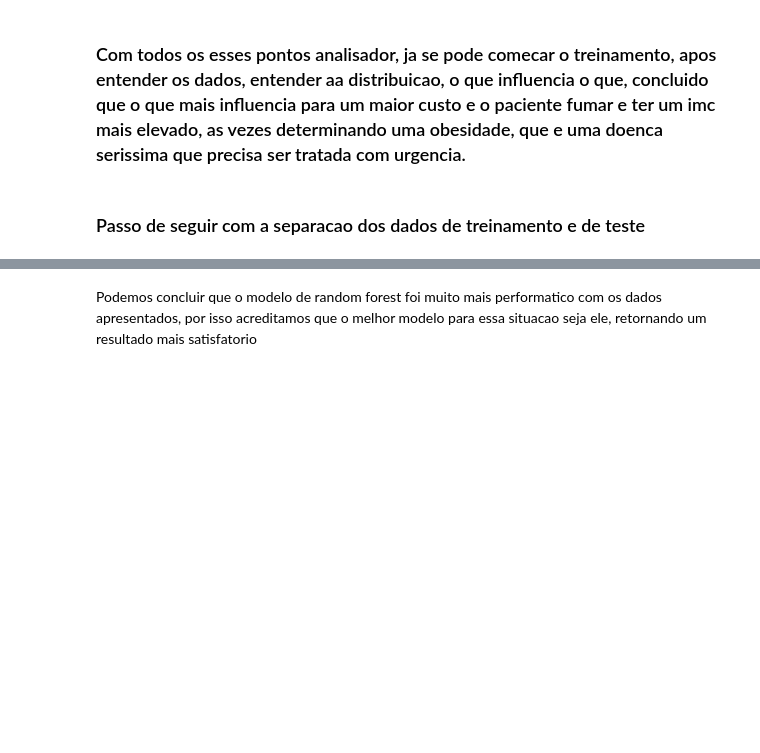
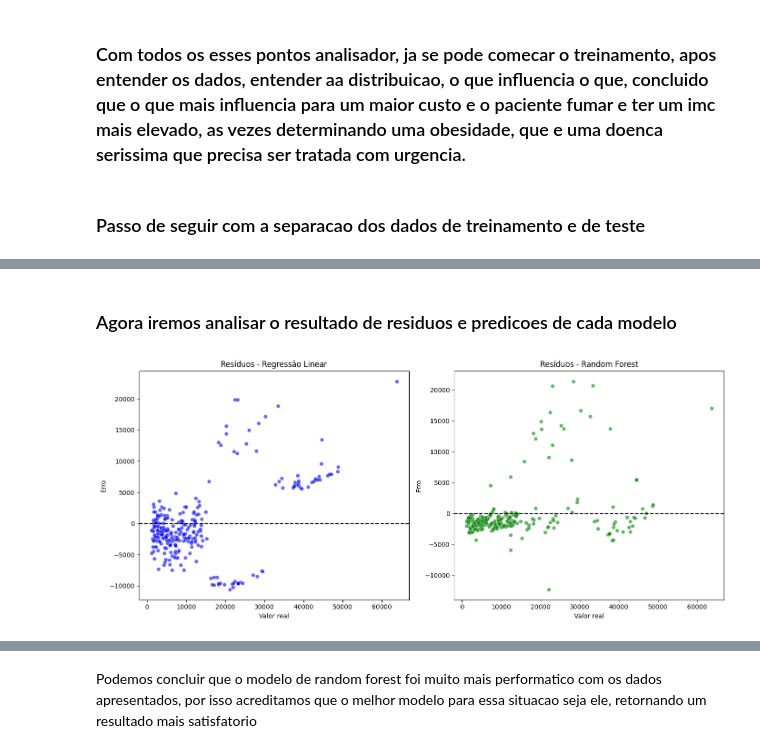
Before and after one commit to Rjoaozinho1/tech_challenge_1, a Jupyter notebook: Tech_Challange_1.ipynb, the cells around one changed output, grey strips where cells are left out. Drawn from its saved outputs; the diff is of its cells as text; code cells hidden in the pictures; blank space fills up the shorter version.

```diff
--- a/Tech_Challange_1.ipynb
+++ b/Tech_Challange_1.ipynb
@@ -830,0 +898,2 @@ comparison
+# %%
+y_pred_rf = random_forest.predict(X_test_scaled)
@@ -830,0 +947,6 @@ comparison
+# %%
+lm = LinearRegression()
+lm.fit(X_train, y_train)
+
+rfe = RFE(lm, n_features_to_select=10)
+rfe = rfe.fit(X_train, y_train)
@@ -830,0 +971,26 @@ comparison
+# %% [markdown]
+### Agora iremos analisar o resultado de residuos e predicoes de cada modelo
+# %%
+residuals_lr = y_test - y_pred_lr
+residuals_rf = y_test - y_pred_rf
+
+plt.figure(figsize=(14, 6))
+
+plt.subplot(1, 2, 1)
+sns.scatterplot(x=y_test, y=residuals_lr, color="blue", alpha=0.6)
+plt.axhline(0, color='black', linestyle='--')
+plt.title("Resíduos - Regressão Linear")
+plt.xlabel("Valor real")
+plt.ylabel("Erro")
+
+plt.subplot(1, 2, 2)
+sns.scatterplot(x=y_test, y=residuals_rf, color="green", alpha=0.6)
+plt.axhline(0, color='black', linestyle='--')
+plt.title("Resíduos - Random Forest")
+plt.xlabel("Valor real")
+plt.ylabel("Erro")
+
+plt.tight_layout()
+plt.show()
+# %% [output]
+[figure, added]
```
Also changed, not shown: parts of 45 cells of this notebook, 3 other files.
